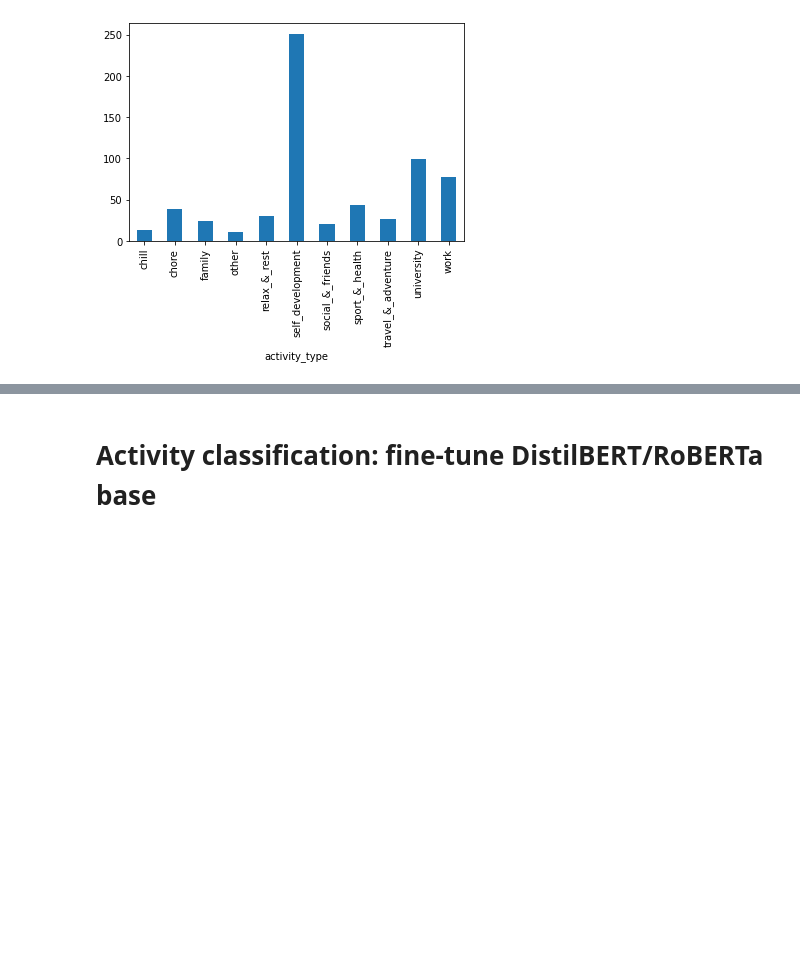
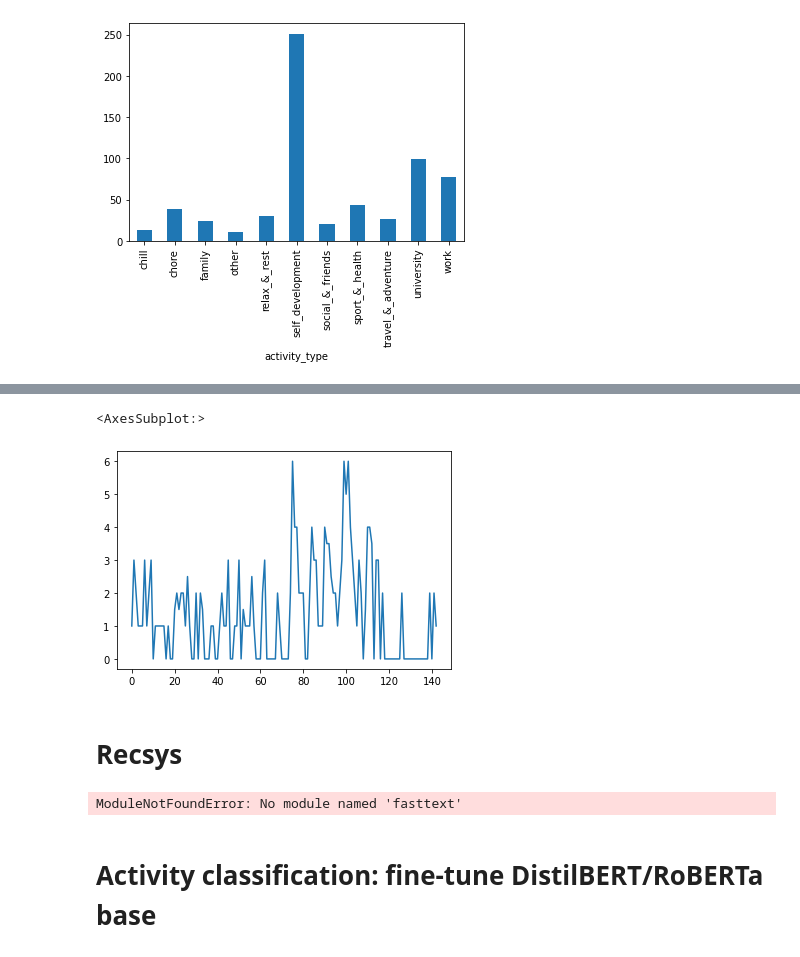
Before and after one commit to tttonyalpha/life_analyser, a Jupyter notebook: tg_bot/prototype.ipynb, the cells around one changed output, grey strips where cells are left out. Cells and saved outputs as stored; diff of their text form; code cells hidden in the pictures; blank space fills up the shorter version.

```diff
--- a/tg_bot/prototype.ipynb
+++ b/tg_bot/prototype.ipynb
@@ -712,0 +774,7 @@ posts_df.head(5)
+# %%
+posts_df.stress_score.plot()
+# %% [output]
+<AxesSubplot:>
+[figure, added]
+# %% [markdown]
+# Recsys
@@ -713,3 +783,76 @@ posts_df.head(5)
+# %%
+import pandas as pd
+import fasttext
+import torch
+import torch.nn as nn
+
+# Load pretrained FastText model
+fasttext_path = '/content/drive/MyDrive/PROJECTS_COMPETITIONS/life_analyser/fasttext-en/model.bin'
+ft_model = fasttext.load_model(fasttext_path)
+
+# Sample activities_df and posts_df (replace with your actual data)
+
+
+# Concatenate activities_df and posts_df by post_id
+combined_df = pd.merge(posts_df, activities_df, on='post_id')
+
+# Get FastText embeddings for activity names and sum them for each post
+combined_df['activity_embeddings'] = combined_df['activity_name'].apply(lambda x: ft_model.get_sentence_vector(x))
+activity_embeddings_sum = combined_df.groupby('post_id')['activity_embeddings'].apply(sum).reset_index()
+
+# Sort the combined_df by parsed_date in descending order
+combined_df['parsed_date'] = pd.to_datetime(combined_df['parsed_date'])
+combined_df = combined_df.sort_values(by='parsed_date', ascending=False)
+
+
+
+# Implement the RNN model
+class WordRNN(nn.Module):
+    def __init__(self, input_size, hidden_size, num_layers, output_size):
+        super(WordRNN, self).__init__()
+        self.hidden_size = hidden_size
+        self.num_layers = num_layers
+        self.rnn = nn.LSTM(input_size, hidden_size, num_layers, batch_first=True)
+        self.fc = nn.Linear(hidden_size, output_size)
+
+    def forward(self, x):
+        h0 = torch.zeros(self.num_layers, x.size(0), self.hidden_size).to(x.device)
+        c0 = torch.zeros(self.num_layers, x.size(0), self.hidden_size).to(x.device)
+
+        out, _ = self.rnn(x, (h0, c0))
+        out = self.fc(out[:, -1, :])
+        return out
+
+# Set up parameters for the RNN model
+input_size = len(activity_embeddings_sum['activity_embeddings'][0])
+hidden_size = 64
+num_layers = 1
+output_size = 32
+
+# Initialize and set up the RNN model
+model = WordRNN(input_size, hidden_size, num_layers, output_size)
+
+# Convert activity embeddings to tensors
+activity_embeddings_sum['activity_embeddings'] = activity_embeddings_sum['activity_embeddings'].apply(lambda x: torch.tensor(x, dtype=torch.float32))
+
+# Create a sequence of activity embeddings for each post
+post_sequences = []
+for post_id, group in activity_embeddings_sum.groupby('post_id'):
+    post_sequence = torch.stack(group['activity_embeddings'].tolist())
+    post_sequences.append(post_sequence)
+
+# Pad sequences to have the same length
+padded_sequences = nn.utils.rnn.pad_sequence(post_sequences, batch_first=True)
+
+# Forward pass through the model
+with torch.no_grad():
+    output = model(padded_sequences)
+
+# Print the last hidden vector for each post
+for post_id, hidden_vector in zip(activity_embeddings_sum['post_id'], output):
+    print(f"Post ID: {post_id}, Last Hidden Vector: {hidden_vector}")
+# %% [output]
+ModuleNotFoundError: No module named 'fasttext'
 # %% [markdown]
 # Activity classification: fine-tune DistilBERT/RoBERTa base
 # %%
```
Also changed, not shown: parts of 25 cells of this notebook, 7 other files.
